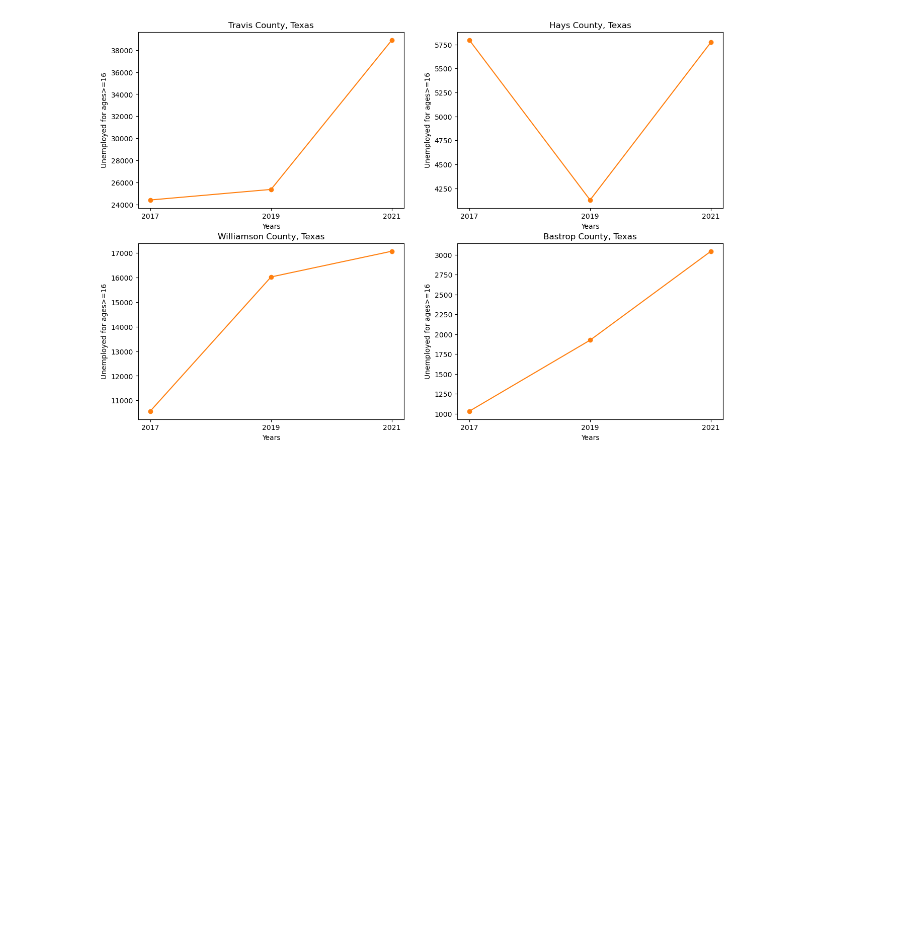
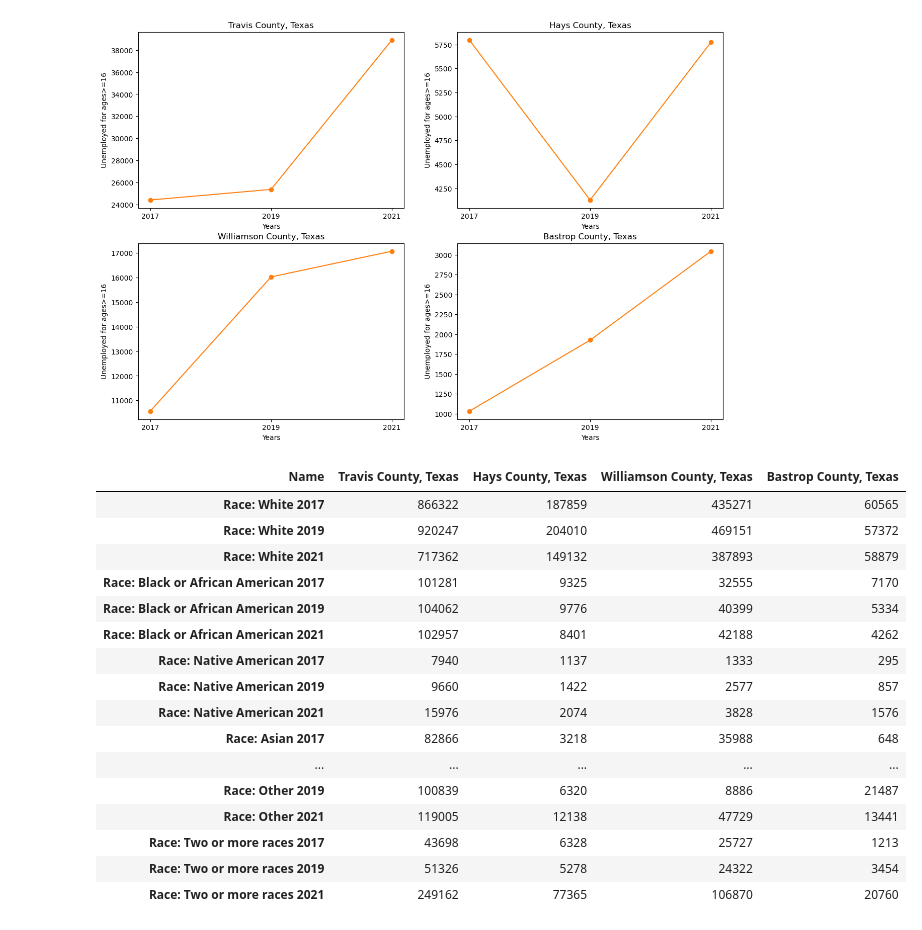
Before and after one commit to alejandro-davila/Project1_Team6_Austin_Analysis, a Jupyter notebook: updated_cencusdata.ipynb, the cells around one changed output. Cells and saved outputs as stored; diff of their text form; code cells hidden in the pictures; blank space fills up the shorter version.

```diff
--- a/updated_cencusdata.ipynb
+++ b/updated_cencusdata.ipynb
@@ -211,3 +211,30 @@ axs[1,1].set_ylabel('Unemployed for ages>=16')
 plt.show()
 # %% [output]
 [figure]
+# %%
+race_df  = census_combined_df[['Race: White 2017','Race: White 2019','Race: White 2021',
+                    'Race: Black or African American 2017','Race: Black or African American 2019','Race: Black or African American 2021',
+                    'Race: Native American 2017','Race: Native American 2019','Race: Native American 2021',
+                    'Race: Asian 2017','Race: Asian 2019','Race: Asian 2021',
+                    'Race: Other 2017','Race: Other 2019','Race: Other 2021',
+                    'Race: Two or more races 2017','Race: Two or more races 2019','Race: Two or more races 2021'
+                   ]].copy().T
+race_df
+# %% [output]
+| Name | Travis County, Texas | Hays County, Texas | Williamson County, Texas | Bastrop County, Texas |
+| Race: White 2017 | 866322 | 187859 | 435271 | 60565 |
+| Race: White 2019 | 920247 | 204010 | 469151 | 57372 |
+| Race: White 2021 | 717362 | 149132 | 387893 | 58879 |
+| Race: Black or African American 2017 | 101281 | 9325 | 32555 | 7170 |
+| Race: Black or African American 2019 | 104062 | 9776 | 40399 | 5334 |
+| Race: Black or African American 2021 | 102957 | 8401 | 42188 | 4262 |
+| Race: Native American 2017 | 7940 | 1137 | 1333 | 295 |
+| Race: Native American 2019 | 9660 | 1422 | 2577 | 857 |
+| Race: Native American 2021 | 15976 | 2074 | 3828 | 1576 |
+| Race: Asian 2017 | 82866 | 3218 | 35988 | 648 |
+| ... | ... | ... | ... | ... |
+| Race: Other 2019 | 100839 | 6320 | 8886 | 21487 |
+| Race: Other 2021 | 119005 | 12138 | 47729 | 13441 |
+| Race: Two or more races 2017 | 43698 | 6328 | 25727 | 1213 |
+| Race: Two or more races 2019 | 51326 | 5278 | 24322 | 3454 |
+| Race: Two or more races 2021 | 249162 | 77365 | 106870 | 20760 |
```
Also changed, not shown: parts of 1 cell of this notebook.
